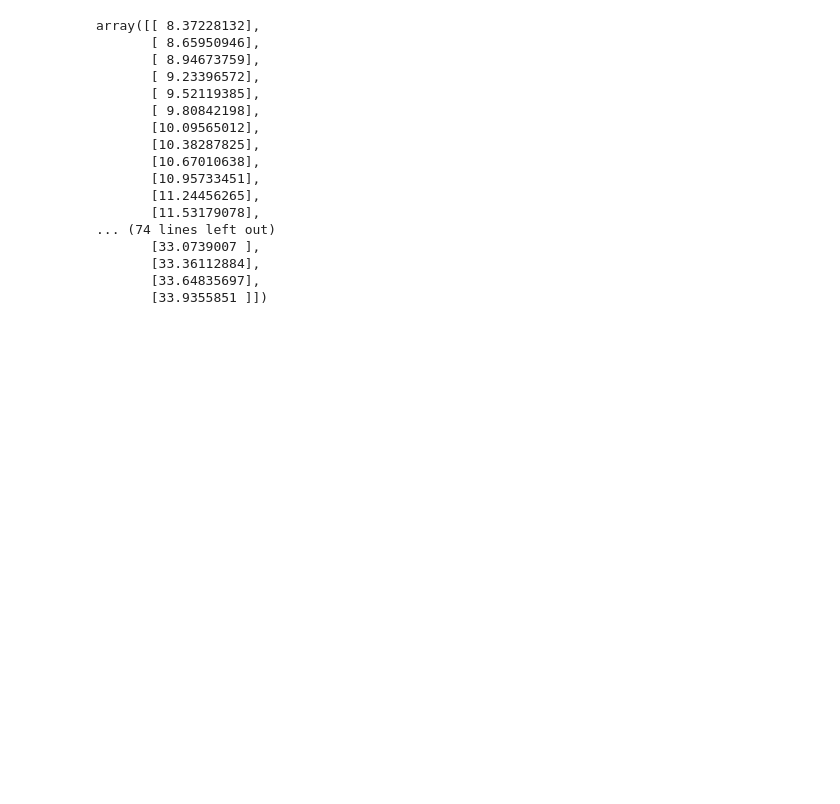
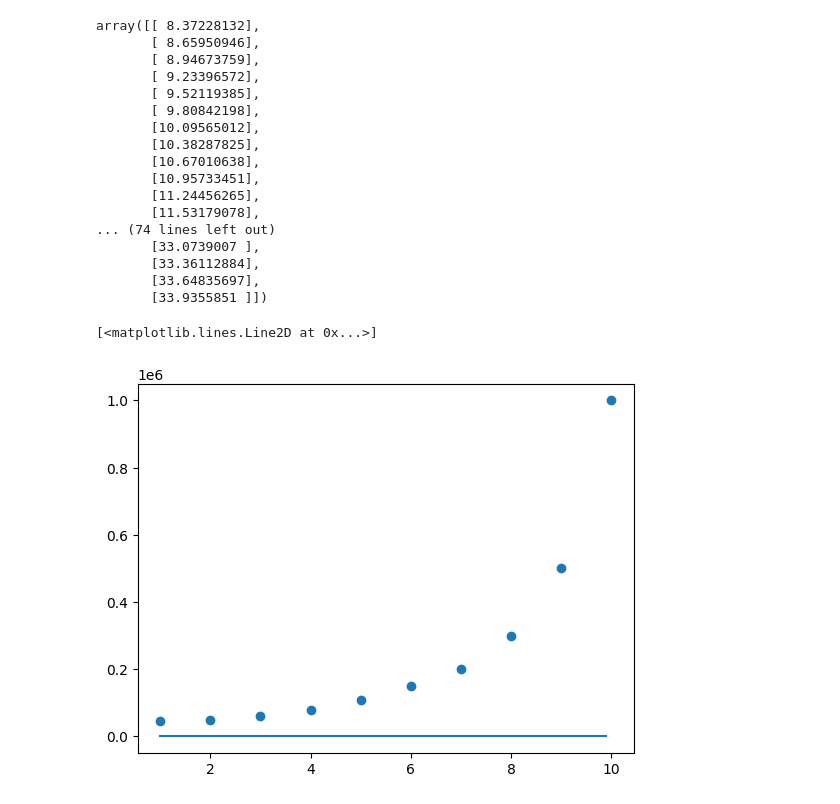
Before and after one commit to XXRadeonXFX/ML_Basics, a Jupyter notebook: Machine Learning A-Z (Codes and Datasets)/Part 2 - Regression/Section 7 - Support Vector Regression (SVR)/Python/Practice-02.ipynb, the cells around one changed output. Cells and saved outputs as stored; diff of their text form; code cells hidden in the pictures; blank space fills up the shorter version.

```diff
--- a/Machine Learning A-Z (Codes and Datasets)/Part 2 - Regression/Section 7 - Support Vector Regression (SVR)/Python/Practice-02.ipynb
+++ b/Machine Learning A-Z (Codes and Datasets)/Part 2 - Regression/Section 7 - Support Vector Regression (SVR)/Python/Practice-02.ipynb
@@ -81,3 +81,13 @@ array([[ 8.37228132],
        [33.36112884],
        [33.64835697],
        [33.9355851 ]])
+# %%
+X_grid = np.arange( min(X) , max(X) , 0.1  )
+X_grid = X_grid.reshape( len(X_grid), 1 )
+
+
+plt.scatter( X, y )
+plt.plot( X_grid, regressor.predict(X_grid) )
+# %% [output]
+[<matplotlib.lines.Line2D at 0x...>]
+[figure, added]
```
Also changed, not shown: parts of 1 cell of this notebook, 2 other files.
